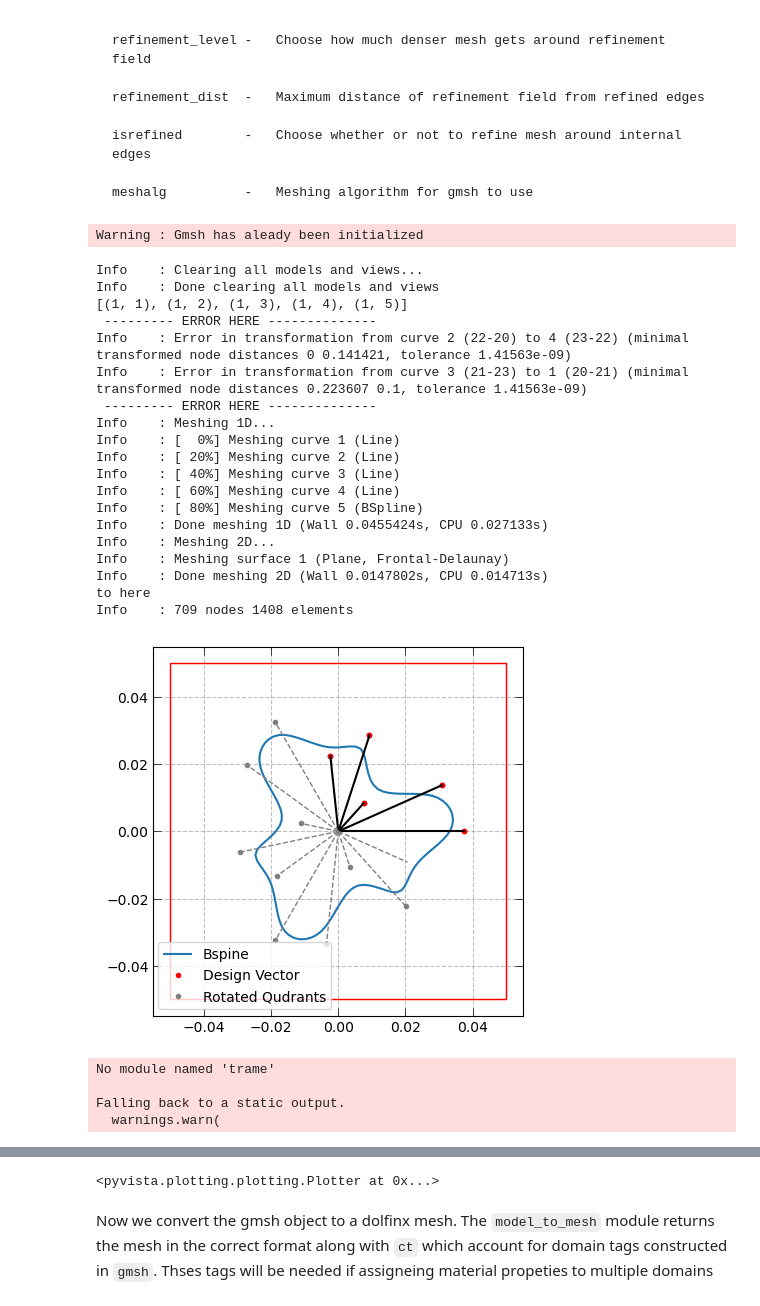
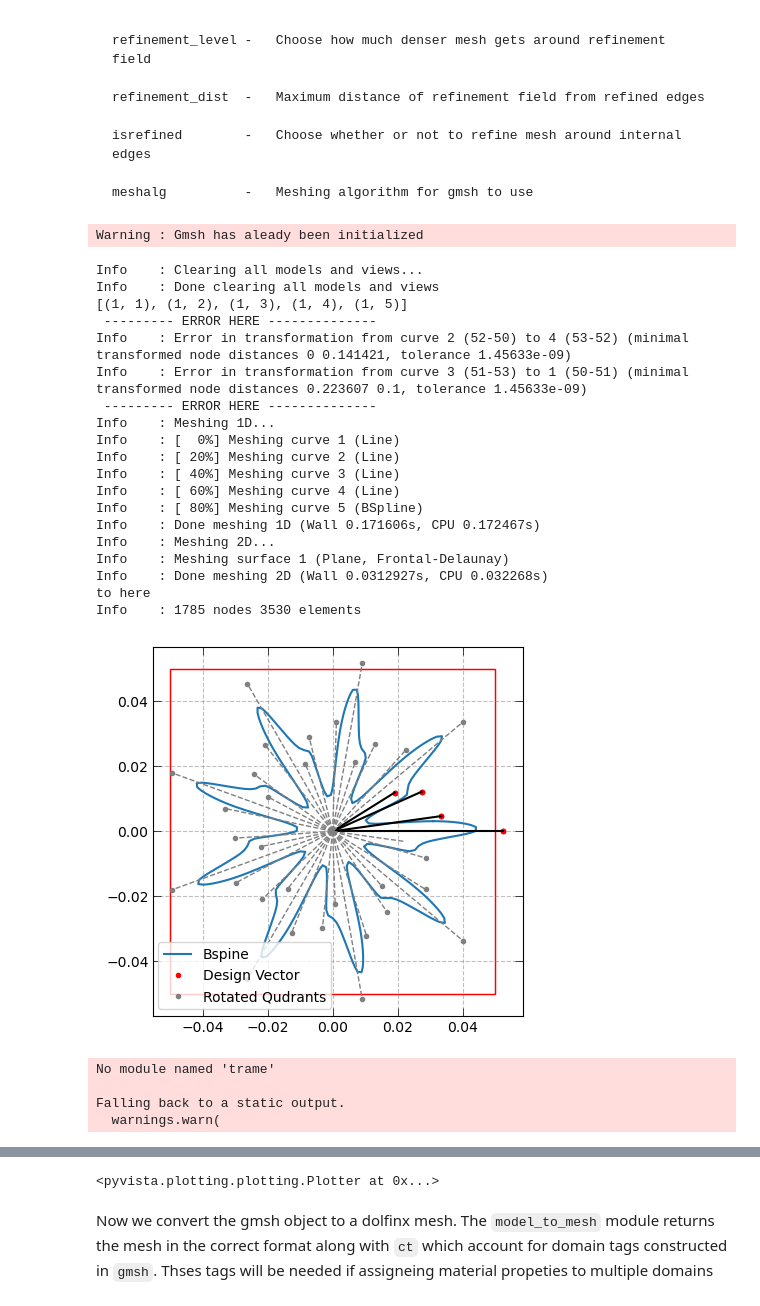
Before and after one commit to jtempelman95/fenonics, a Jupyter notebook: RepoCodes/real_build/TutorialNotebook.ipynb, the cells around one changed output, grey strips where cells are left out. Drawn from its saved outputs; the diff is of its cells as text; code cells hidden in the pictures.

```diff
--- a/RepoCodes/real_build/TutorialNotebook.ipynb
+++ b/RepoCodes/real_build/TutorialNotebook.ipynb
@@ -63,10 +63,10 @@ We start by defining some parameters for the void in our square unit cell
 # Meshing parameters
 cut         = True
 a_len       = .1
-r           = np.array([1,.9,.3,.8,.6])*a_len*.75
+r           = np.array([1.4,.9,0,.8,.6])*a_len*.75
 offset      = 0*np.pi/4
 design_vec  = np.concatenate( (r/a_len, [offset] ))
-Nquads      = 3
+Nquads      = 9
 da                  =   a_len/10
 refinement_level    =   6
 refinement_dist     =   a_len/10
@@ -77,39 +77,39 @@ gmsh.model, xpt, ypt    = get_mesh_SquareSpline(
         a_len, da, r, Nquads, offset, meshalg,
         refinement_level, refinement_dist,
         isrefined = True,   cut = cut
 )
 
 # Import to dolfinx
 mesh_comm = MPI.COMM_WORLD
 model_rank = 0
 mesh, ct, _ = model_to_mesh(gmsh.model, mesh_comm, model_rank, gdim=2)
 
 # Plot the design vector and the produced mesh
 plt = PlotSpline(gmsh, r, Nquads, a_len, xpt, ypt)
 plt.show()
 plotmesh(mesh,ct)
 # %% [output]
 Warning : Gmsh has aleady been initialized
 Info    : Clearing all models and views...
 Info    : Done clearing all models and views
 [(1, 1), (1, 2), (1, 3), (1, 4), (1, 5)]
  --------- ERROR HERE --------------
-Info    : Error in transformation from curve 2 (22-20) to 4 (23-22) (minimal transformed node distances 0 0.141421, tolerance 1.41563e-09)
-Info    : Error in transformation from curve 3 (21-23) to 1 (20-21) (minimal transformed node distances 0.223607 0.1, tolerance 1.41563e-09)
+Info    : Error in transformation from curve 2 (52-50) to 4 (53-52) (minimal transformed node distances 0 0.141421, tolerance 1.45633e-09)
+Info    : Error in transformation from curve 3 (51-53) to 1 (50-51) (minimal transformed node distances 0.223607 0.1, tolerance 1.45633e-09)
  --------- ERROR HERE --------------
 Info    : Meshing 1D...
 Info    : [  0%] Meshing curve 1 (Line)
 Info    : [ 20%] Meshing curve 2 (Line)
 Info    : [ 40%] Meshing curve 3 (Line)
 Info    : [ 60%] Meshing curve 4 (Line)
 Info    : [ 80%] Meshing curve 5 (BSpline)
-Info    : Done meshing 1D (Wall 0.0455424s, CPU 0.027133s)
+Info    : Done meshing 1D (Wall 0.171606s, CPU 0.172467s)
 Info    : Meshing 2D...
 Info    : Meshing surface 1 (Plane, Frontal-Delaunay)
-Info    : Done meshing 2D (Wall 0.0147802s, CPU 0.014713s)
+Info    : Done meshing 2D (Wall 0.0312927s, CPU 0.032268s)
 to here
-Info    : 709 nodes 1408 elements
+Info    : 1785 nodes 3530 elements
-[figure, old version]
+[figure, new version]
 No module named 'trame'
 
 Falling back to a static output.
```
Also changed, not shown: parts of 6 cells of this notebook, 3 other files.
